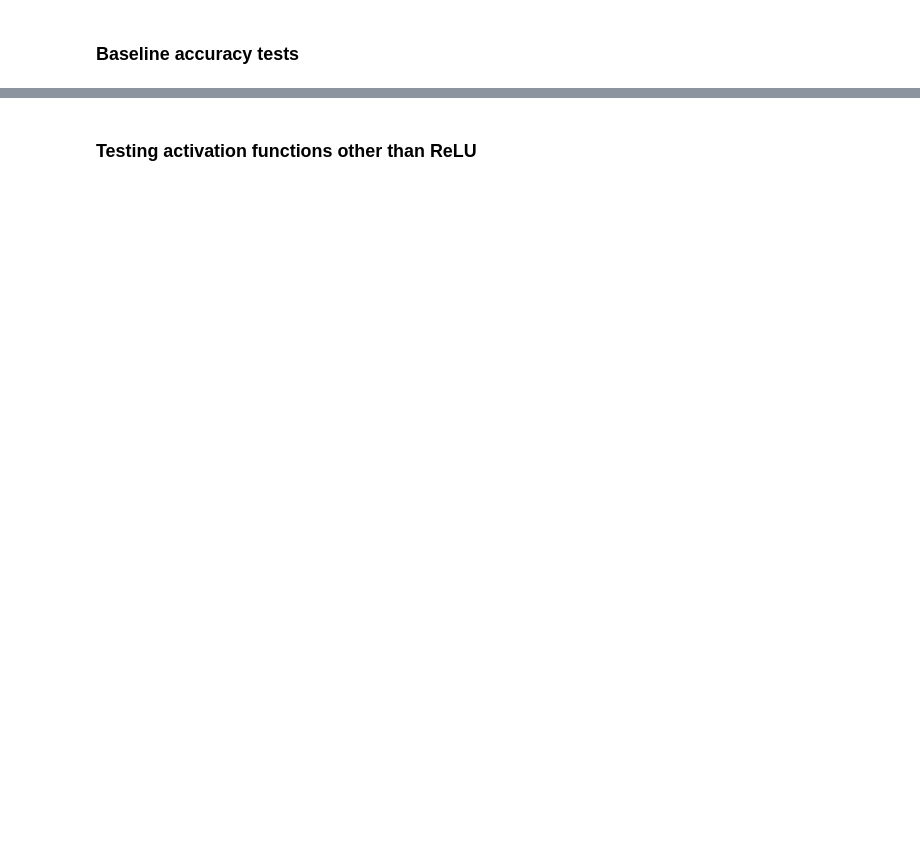
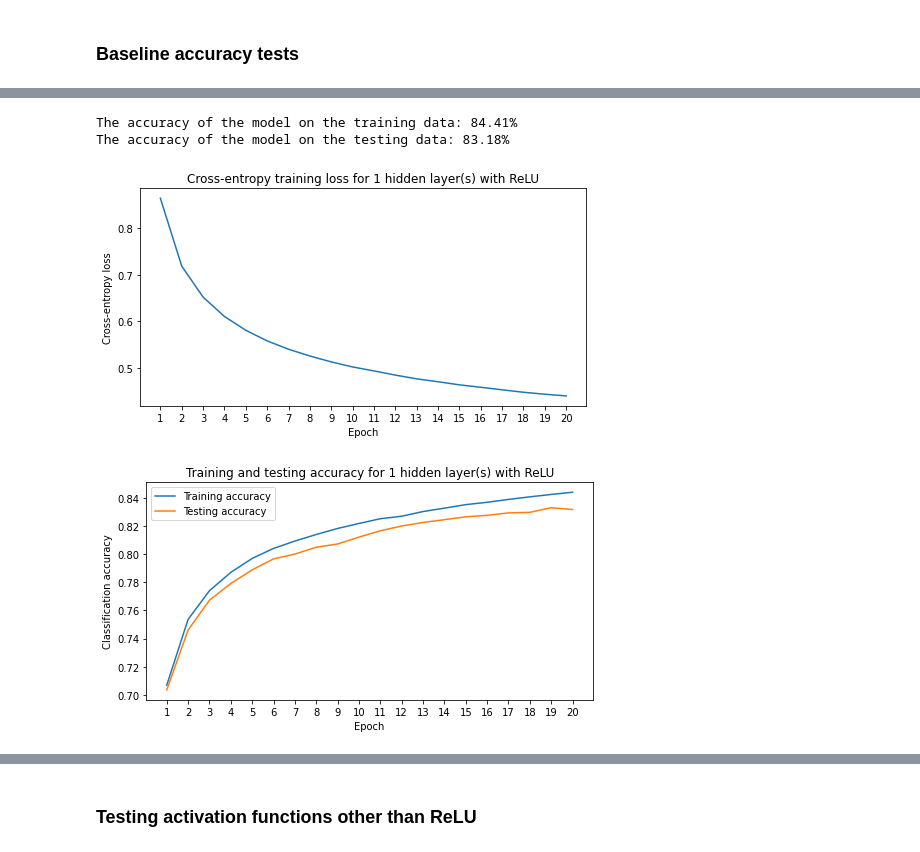
Before and after one commit to faithrts/ML-Intro, a Jupyter notebook: A3_Draft.ipynb, the cells around one changed output, grey strips where cells are left out. Saved outputs shown, nothing was run; the diff lists cells and outputs as text; code cells hidden in the pictures; blank space fills up the shorter version.

```diff
--- a/A3_Draft.ipynb
+++ b/A3_Draft.ipynb
@@ -642 +669,11 @@ KeyboardInterrupt: ignored
+# %%
+### plotting training and testing accuracy for 1 hidden layer (ReLU)
+
+mlp1_test = epoch_mini_batch(x_train, y_train, x_test, y_test, 1, [128], "ReLU", 0.95, 2000, 20, track_acc = True)
+acc1_test = evaluate_mlp_acc(mlp1_test, x_train, y_train, x_test, y_test, silent = False)
+# %% [output]
+The accuracy of the model on the training data: 84.41%
+The accuracy of the model on the testing data: 83.18%
+[figure, added]
+[figure, added]
 # %%
```
Also changed, not shown: parts of 35 cells of this notebook.
